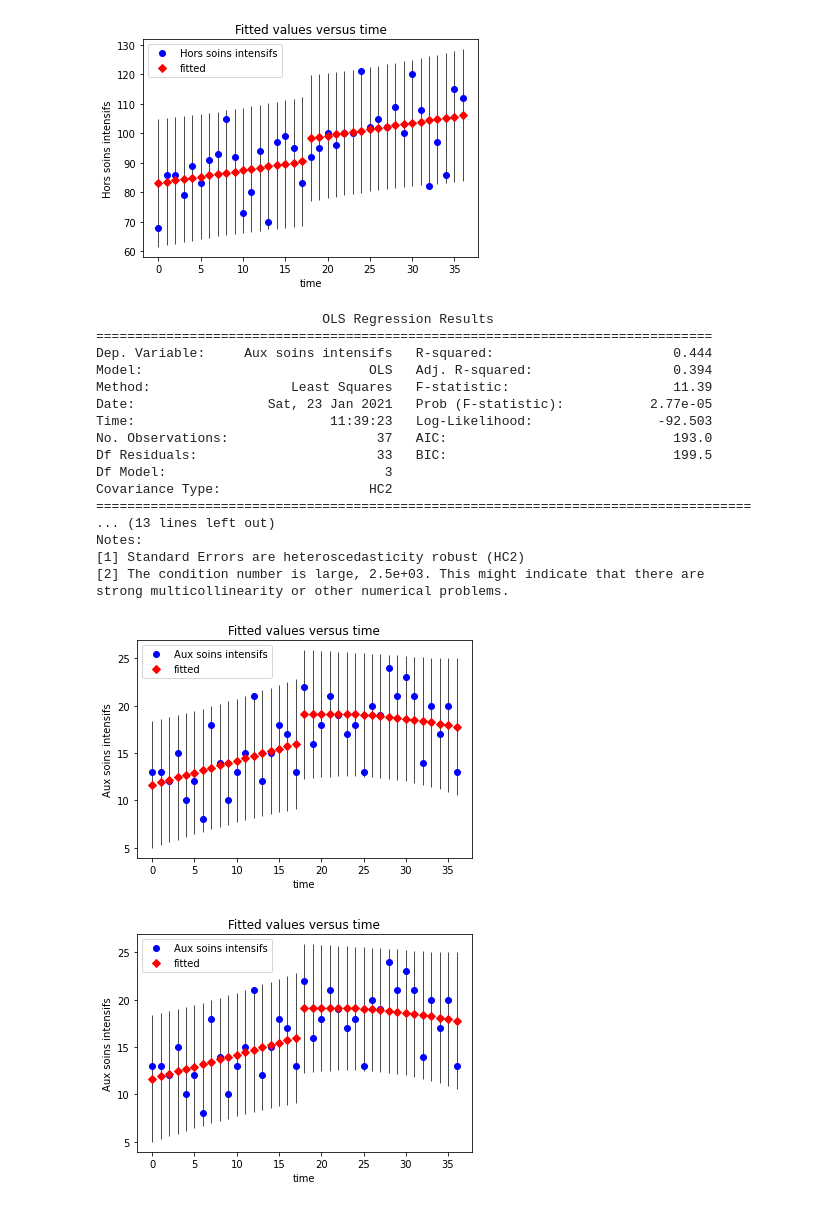
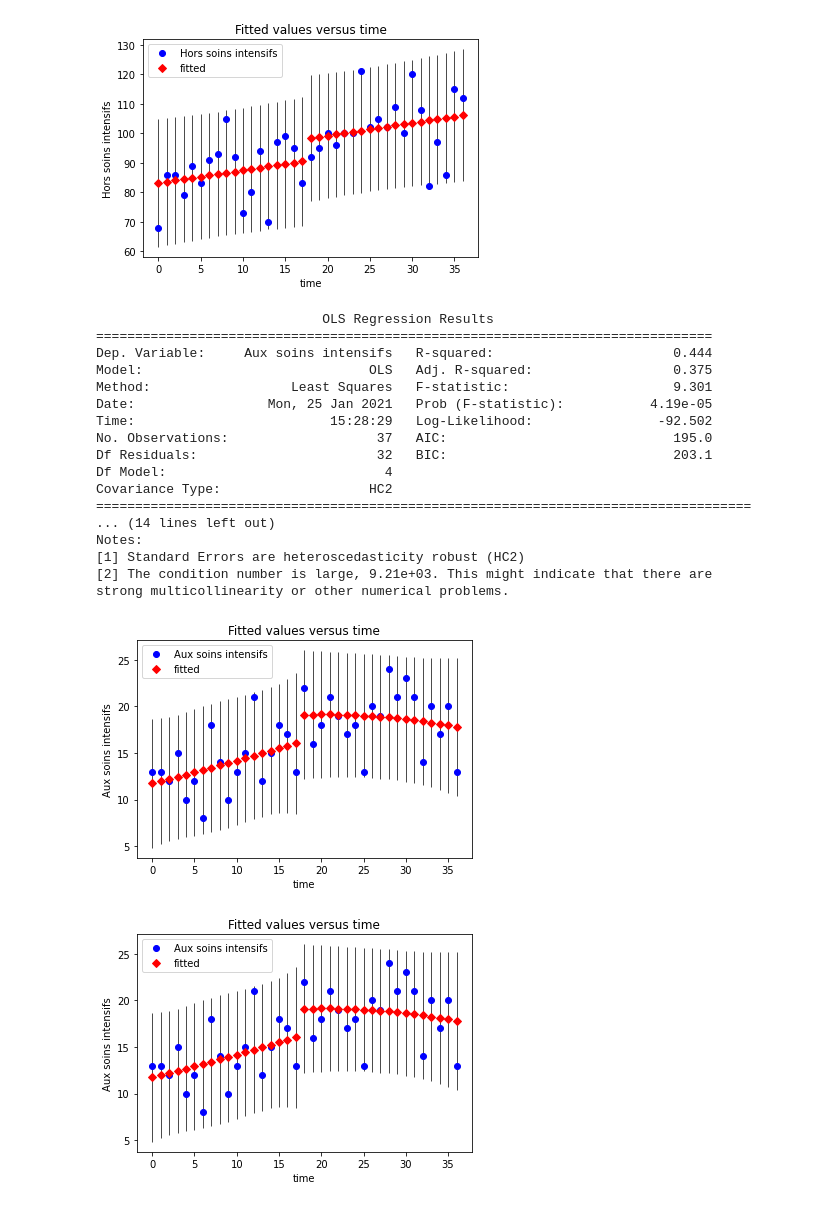
Before and after one commit to yuriemond/covid-rdd, a Jupyter notebook: notebook/yuri_final.ipynb, the cells around one changed output. Cells and saved outputs as stored; diff of their text form; code cells hidden in the pictures.

```diff
--- a/notebook/yuri_final.ipynb
+++ b/notebook/yuri_final.ipynb
@@ -12,5 +12,6 @@ df = pd.read_csv('../data/hospitalisations.csv')
 
 df["Date d'admission"] = pd.to_datetime(df["Date d'admission"])
 df['total'] = df["Hors soins intensifs"] + df['Aux soins intensifs']
-df.head(5)
+df['MA'] = df['total'].rolling(window=4).mean()
+df.head(20)
 # %% [output]
@@ -144,36 +175,38 @@ Notes:
 # %%
 y = df_lockdown_2["Aux soins intensifs"]
 
 x = pd.DataFrame(sm.add_constant(df_lockdown_2.index.astype(int)))
 
 x.columns = ['const', 'time']
 
 x['cutoff'] = (df_lockdown_2["Group"] == 'After').astype(int)
 
 x['cutoffslope_poly'] = x['cutoff'] * x.time * x.time #poly fit on the right side
-#x['time2'] = x.time ** 2
-
+x['time2'] = x.time ** 2
+#print(x)
 re = sm.OLS(y,x).fit(cov_type="HC2")
 print(re.summary())
 
+
+
 sm.graphics.plot_fit(re, 'time') #time is equal to x axis
 # %% [output]
                              OLS Regression Results
 ===============================================================================
 Dep. Variable:     Aux soins intensifs   R-squared:                       0.444
-Model:                             OLS   Adj. R-squared:                  0.394
-Method:                  Least Squares   F-statistic:                     11.39
-Date:                 Sat, 23 Jan 2021   Prob (F-statistic):           2.77e-05
-Time:                         11:39:23   Log-Likelihood:                -92.503
-No. Observations:                   37   AIC:                             193.0
-Df Residuals:                       33   BIC:                             199.5
-Df Model:                            3
+Model:                             OLS   Adj. R-squared:                  0.375
+Method:                  Least Squares   F-statistic:                     9.301
+Date:                 Mon, 25 Jan 2021   Prob (F-statistic):           4.19e-05
+Time:                         15:28:29   Log-Likelihood:                -92.502
+No. Observations:                   37   AIC:                             195.0
+Df Residuals:                       32   BIC:                             203.1
+Df Model:                            4
 Covariance Type:                   HC2
 ====================================================================================
-... (13 lines left out)
+... (14 lines left out)
 Notes:
 [1] Standard Errors are heteroscedasticity robust (HC2)
-[2] The condition number is large, 2.5e+03. This might indicate that there are
+[2] The condition number is large, 9.21e+03. This might indicate that there are
 strong multicollinearity or other numerical problems.
-[figure, old version]
+[figure, new version]
-[figure, old version]
+[figure, new version]
```
Also changed, not shown: parts of 5 cells of this notebook.
